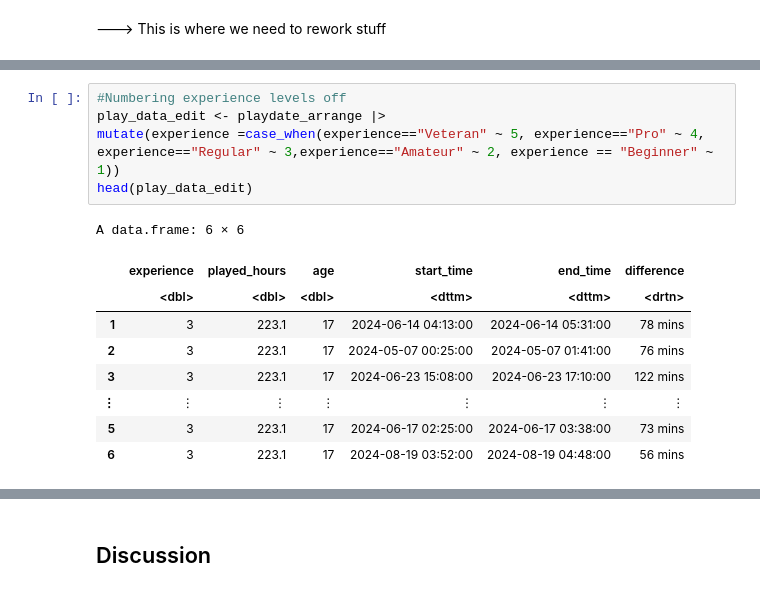
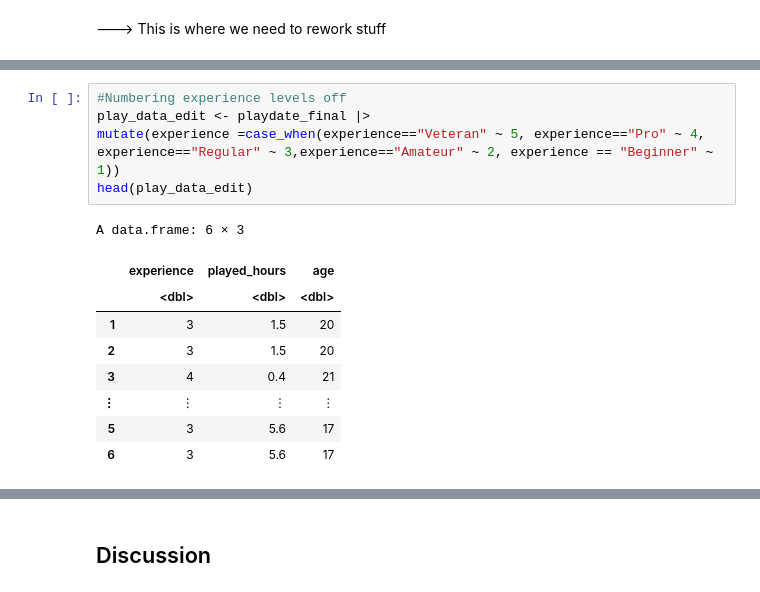
Before and after one commit to EtanSun/DSCI_100_Project, a Jupyter notebook: project.ipynb, the cells around one changed output, grey strips where cells are left out. Cells and saved outputs as stored; diff of their text form.

```diff
--- a/project.ipynb
+++ b/project.ipynb
@@ -215,15 +184,15 @@ A data.frame: 1533 × 3
 # %%
 #Numbering experience levels off
-play_data_edit <- playdate_arrange |>
+play_data_edit <- playdate_final |>
 mutate(experience =case_when(experience=="Veteran" ~ 5, experience=="Pro" ~ 4, experience=="Regular" ~ 3,experience=="Amateur" ~ 2, experience == "Beginner" ~ 1))
 head(play_data_edit)
 # %% [output]
-A data.frame: 6 × 6
+A data.frame: 6 × 3
-|  | experience | played_hours | age | start_time | end_time | difference |
-|  | <dbl> | <dbl> | <dbl> | <dttm> | <dttm> | <drtn> |
-| 1 | 3 | 223.1 | 17 | 2024-06-14 04:13:00 | 2024-06-14 05:31:00 | 78 mins |
-| 2 | 3 | 223.1 | 17 | 2024-05-07 00:25:00 | 2024-05-07 01:41:00 | 76 mins |
-| 3 | 3 | 223.1 | 17 | 2024-06-23 15:08:00 | 2024-06-23 17:10:00 | 122 mins |
-| ⋮ | ⋮ | ⋮ | ⋮ | ⋮ | ⋮ | ⋮ |
-| 5 | 3 | 223.1 | 17 | 2024-06-17 02:25:00 | 2024-06-17 03:38:00 | 73 mins |
-| 6 | 3 | 223.1 | 17 | 2024-08-19 03:52:00 | 2024-08-19 04:48:00 | 56 mins |
+|  | experience | played_hours | age |
+|  | <dbl> | <dbl> | <dbl> |
+| 1 | 3 | 1.5 | 20 |
+| 2 | 3 | 1.5 | 20 |
+| 3 | 4 | 0.4 | 21 |
+| ⋮ | ⋮ | ⋮ | ⋮ |
+| 5 | 3 | 5.6 | 17 |
+| 6 | 3 | 5.6 | 17 |
```
Also changed, not shown: parts of 5 cells of this notebook.
